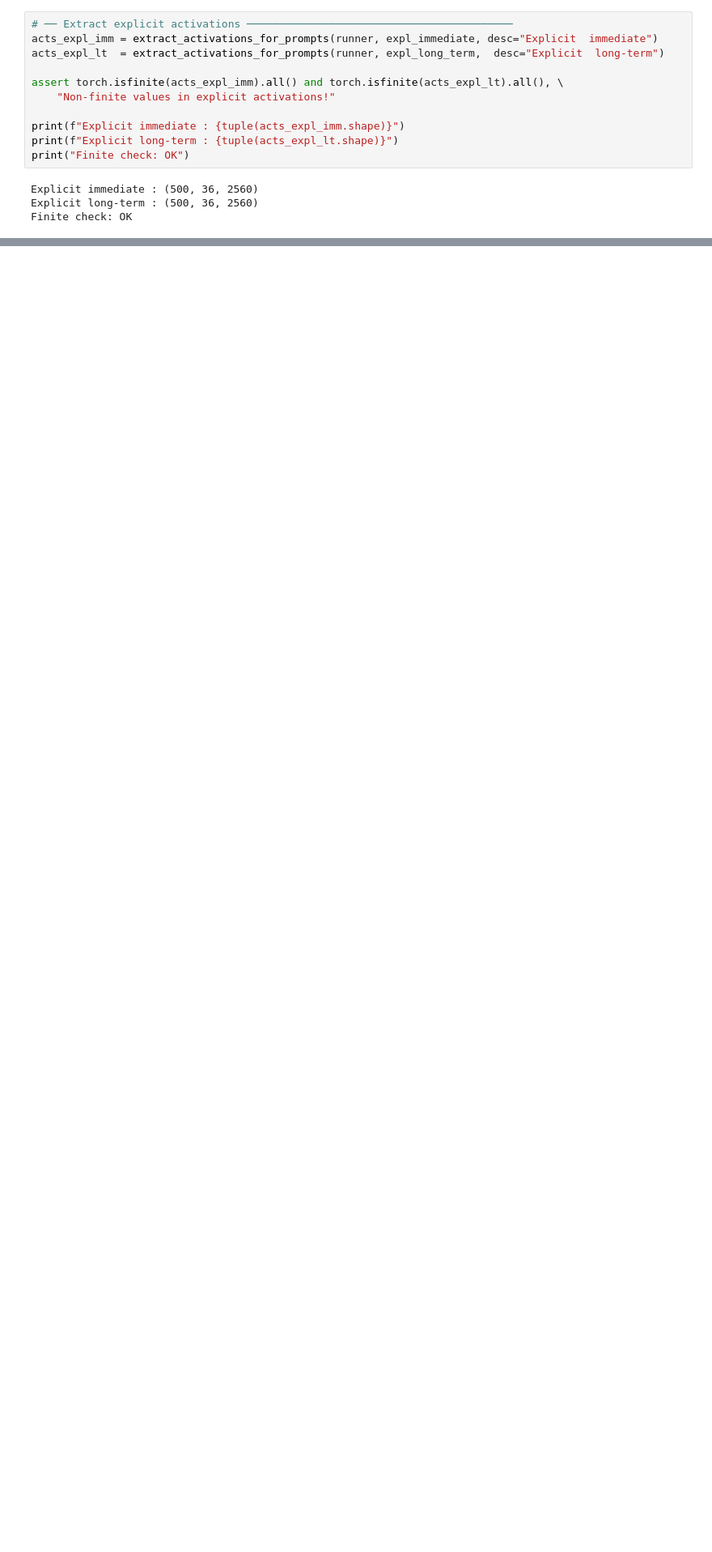
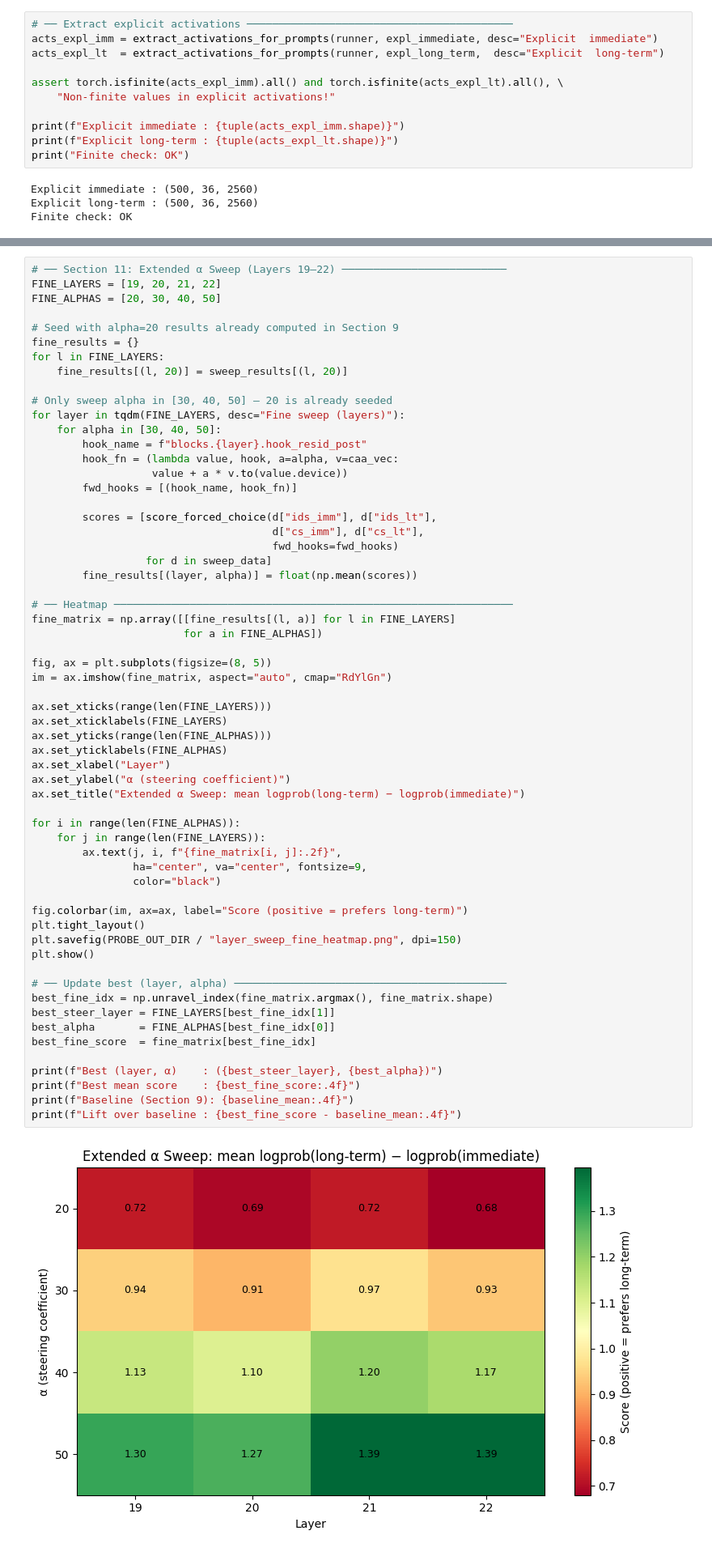
Before and after one commit to Avi161/temporal-awareness, a Jupyter notebook: notebooks/08_steering_from_scratch.ipynb, the cells around one changed output, grey strips where cells are left out. Shown at 81% size. Cells and saved outputs as stored; diff of their text form; blank space fills up the shorter version.

```diff
--- a/notebooks/08_steering_from_scratch.ipynb
+++ b/notebooks/08_steering_from_scratch.ipynb
@@ -558,0 +878,62 @@ At best probe layer (21):
+# %%
+# ── Section 11: Extended α Sweep (Layers 19–22) ──────────────────────────
+FINE_LAYERS = [19, 20, 21, 22]
+FINE_ALPHAS = [20, 30, 40, 50]
+
+# Seed with alpha=20 results already computed in Section 9
+fine_results = {}
+for l in FINE_LAYERS:
+    fine_results[(l, 20)] = sweep_results[(l, 20)]
+
+# Only sweep alpha in [30, 40, 50] — 20 is already seeded
+for layer in tqdm(FINE_LAYERS, desc="Fine sweep (layers)"):
+    for alpha in [30, 40, 50]:
+        hook_name = f"blocks.{layer}.hook_resid_post"
+        hook_fn = (lambda value, hook, a=alpha, v=caa_vec:
+                   value + a * v.to(value.device))
+        fwd_hooks = [(hook_name, hook_fn)]
+
+        scores = [score_forced_choice(d["ids_imm"], d["ids_lt"],
+                                      d["cs_imm"], d["cs_lt"],
+                                      fwd_hooks=fwd_hooks)
+                  for d in sweep_data]
+        fine_results[(layer, alpha)] = float(np.mean(scores))
+
+# ── Heatmap ───────────────────────────────────────────────────────────────
+fine_matrix = np.array([[fine_results[(l, a)] for l in FINE_LAYERS]
+                        for a in FINE_ALPHAS])
+
+fig, ax = plt.subplots(figsize=(8, 5))
+im = ax.imshow(fine_matrix, aspect="auto", cmap="RdYlGn")
+
+ax.set_xticks(range(len(FINE_LAYERS)))
+ax.set_xticklabels(FINE_LAYERS)
+ax.set_yticks(range(len(FINE_ALPHAS)))
+ax.set_yticklabels(FINE_ALPHAS)
+ax.set_xlabel("Layer")
+ax.set_ylabel("α (steering coefficient)")
+ax.set_title("Extended α Sweep: mean logprob(long-term) − logprob(immediate)")
+
+for i in range(len(FINE_ALPHAS)):
+    for j in range(len(FINE_LAYERS)):
+        ax.text(j, i, f"{fine_matrix[i, j]:.2f}",
+                ha="center", va="center", fontsize=9,
+                color="black")
+
+fig.colorbar(im, ax=ax, label="Score (positive = prefers long-term)")
+plt.tight_layout()
+plt.savefig(PROBE_OUT_DIR / "layer_sweep_fine_heatmap.png", dpi=150)
+plt.show()
+
+# ── Update best (layer, alpha) ───────────────────────────────────────────
+best_fine_idx = np.unravel_index(fine_matrix.argmax(), fine_matrix.shape)
+best_steer_layer = FINE_LAYERS[best_fine_idx[1]]
+best_alpha       = FINE_ALPHAS[best_fine_idx[0]]
+best_fine_score  = fine_matrix[best_fine_idx]
+
+print(f"Best (layer, α)    : ({best_steer_layer}, {best_alpha})")
+print(f"Best mean score    : {best_fine_score:.4f}")
+print(f"Baseline (Section 9): {baseline_mean:.4f}")
+print(f"Lift over baseline : {best_fine_score - baseline_mean:.4f}")
+# %% [output]
+[figure, added]
```
Also changed, not shown: parts of 17 cells of this notebook.
